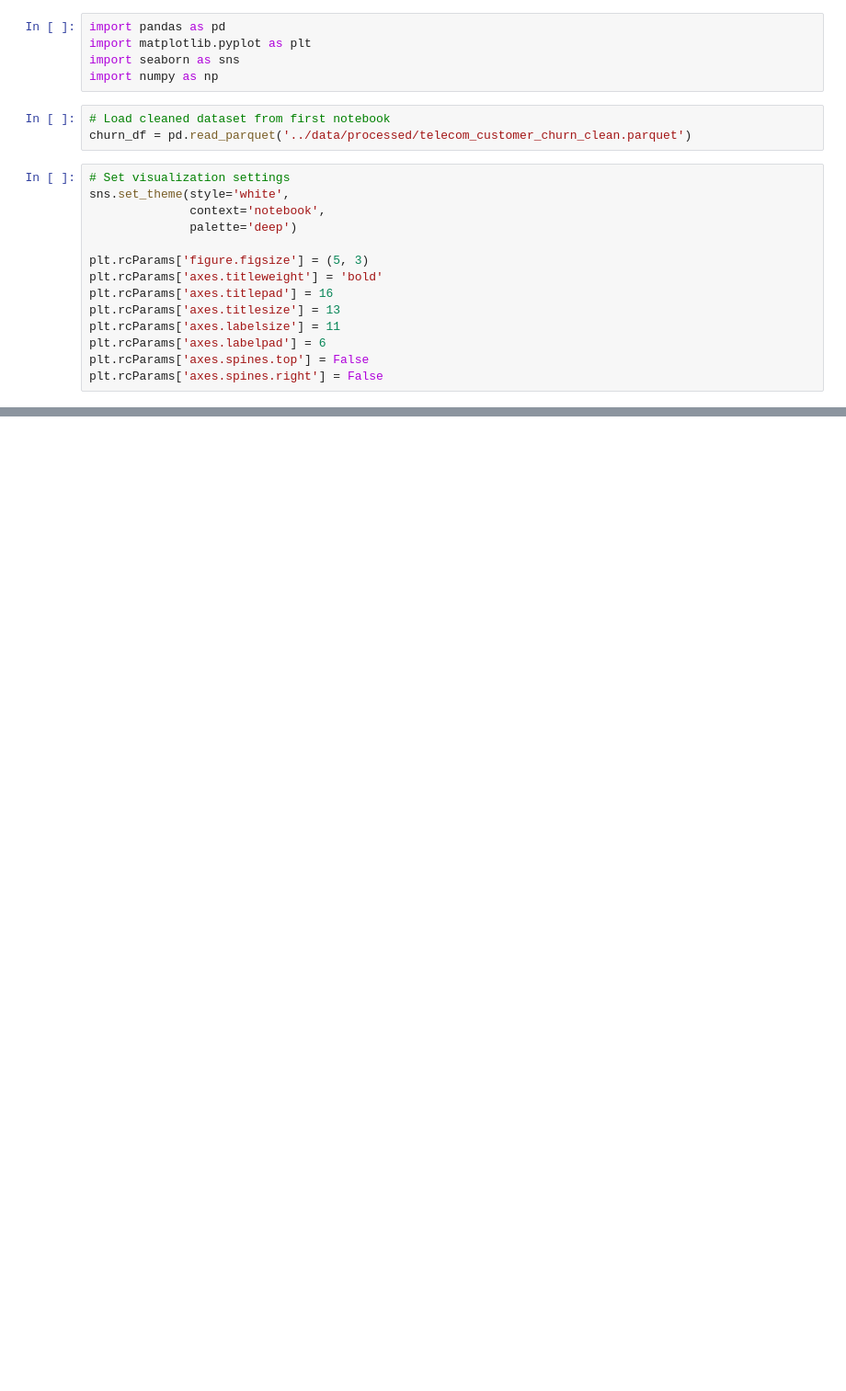
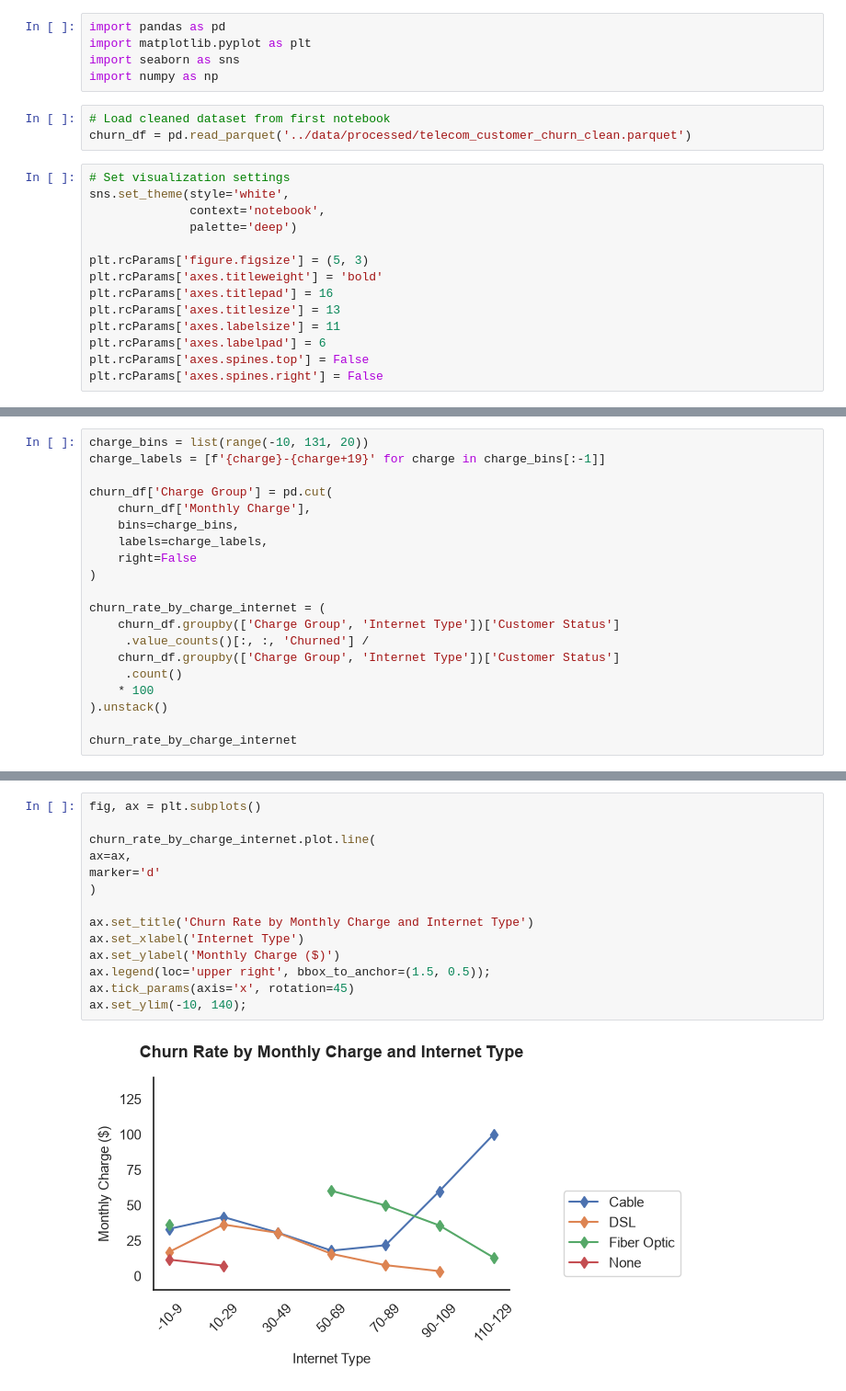
Before and after one commit to pendergataxel/telecom-customer-churn-analysis, a Jupyter notebook: notebooks/04_multivariate_and_correlations.ipynb, the cells around one changed output, grey strips where cells are left out. Shown at 92% size. Saved outputs shown, nothing was run; the diff lists cells and outputs as text; blank space fills up the shorter version.

```diff
--- a/notebooks/04_multivariate_and_correlations.ipynb
+++ b/notebooks/04_multivariate_and_correlations.ipynb
@@ -88,0 +97,20 @@ sns.scatterplot(
+# %%
+charge_bins = list(range(-10, 131, 20))
+charge_labels = [f'{charge}-{charge+19}' for charge in charge_bins[:-1]]
+
+churn_df['Charge Group'] = pd.cut(
+    churn_df['Monthly Charge'],
+    bins=charge_bins,
+    labels=charge_labels,
+    right=False
+)
+
+churn_rate_by_charge_internet = (
+    churn_df.groupby(['Charge Group', 'Internet Type'])['Customer Status']
+     .value_counts()[:, :, 'Churned'] /
+    churn_df.groupby(['Charge Group', 'Internet Type'])['Customer Status']
+     .count()
+    * 100
+).unstack()
+
+churn_rate_by_charge_internet
@@ -88,0 +127,16 @@ sns.scatterplot(
+# %%
+fig, ax = plt.subplots()
+
+churn_rate_by_charge_internet.plot.line(
+ax=ax,
+marker='d'
+)
+
+ax.set_title('Churn Rate by Monthly Charge and Internet Type')
+ax.set_xlabel('Internet Type')
+ax.set_ylabel('Monthly Charge ($)')
+ax.legend(loc='upper right', bbox_to_anchor=(1.5, 0.5));
+ax.tick_params(axis='x', rotation=45)
+ax.set_ylim(-10, 140);
+# %% [output]
+[figure, added]
```
Also changed, not shown: parts of 20 cells of this notebook.
